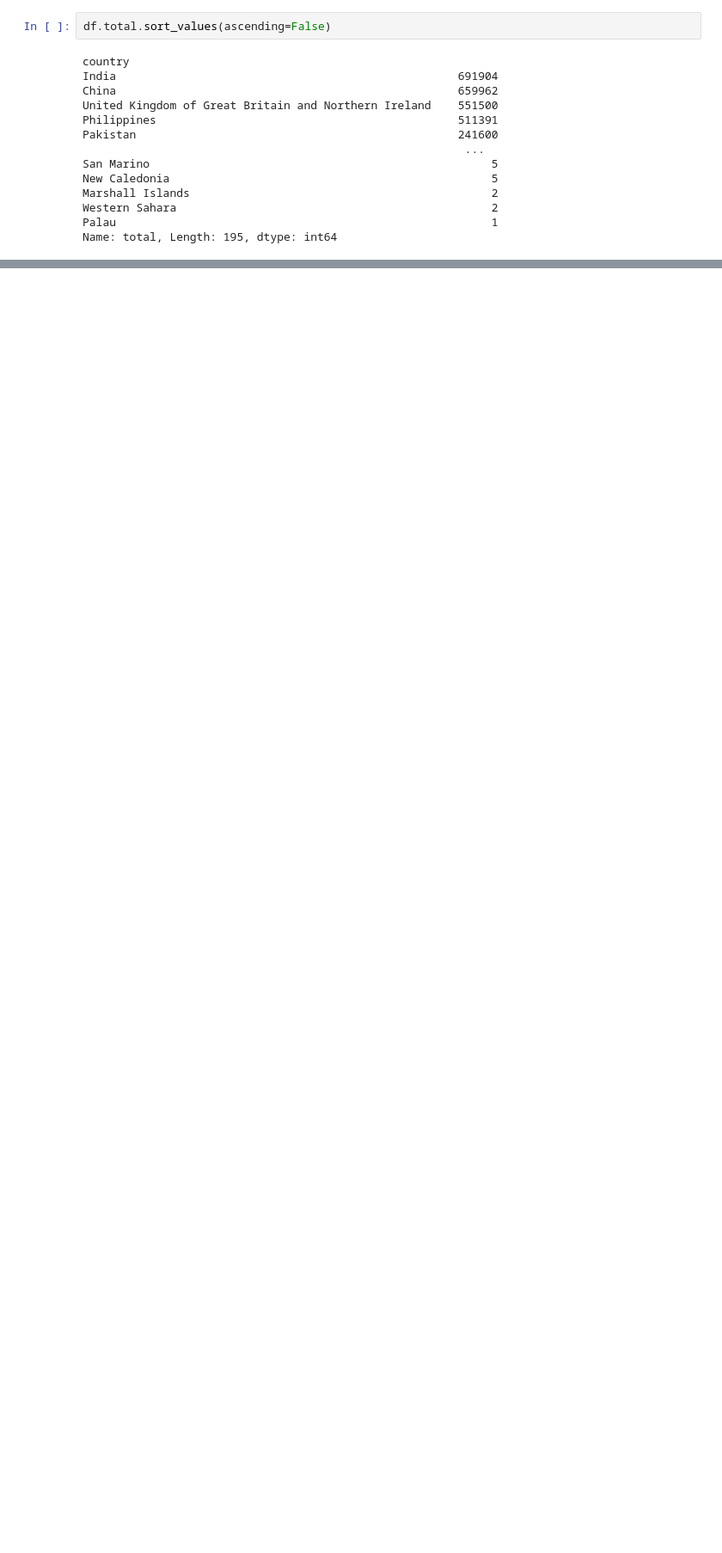
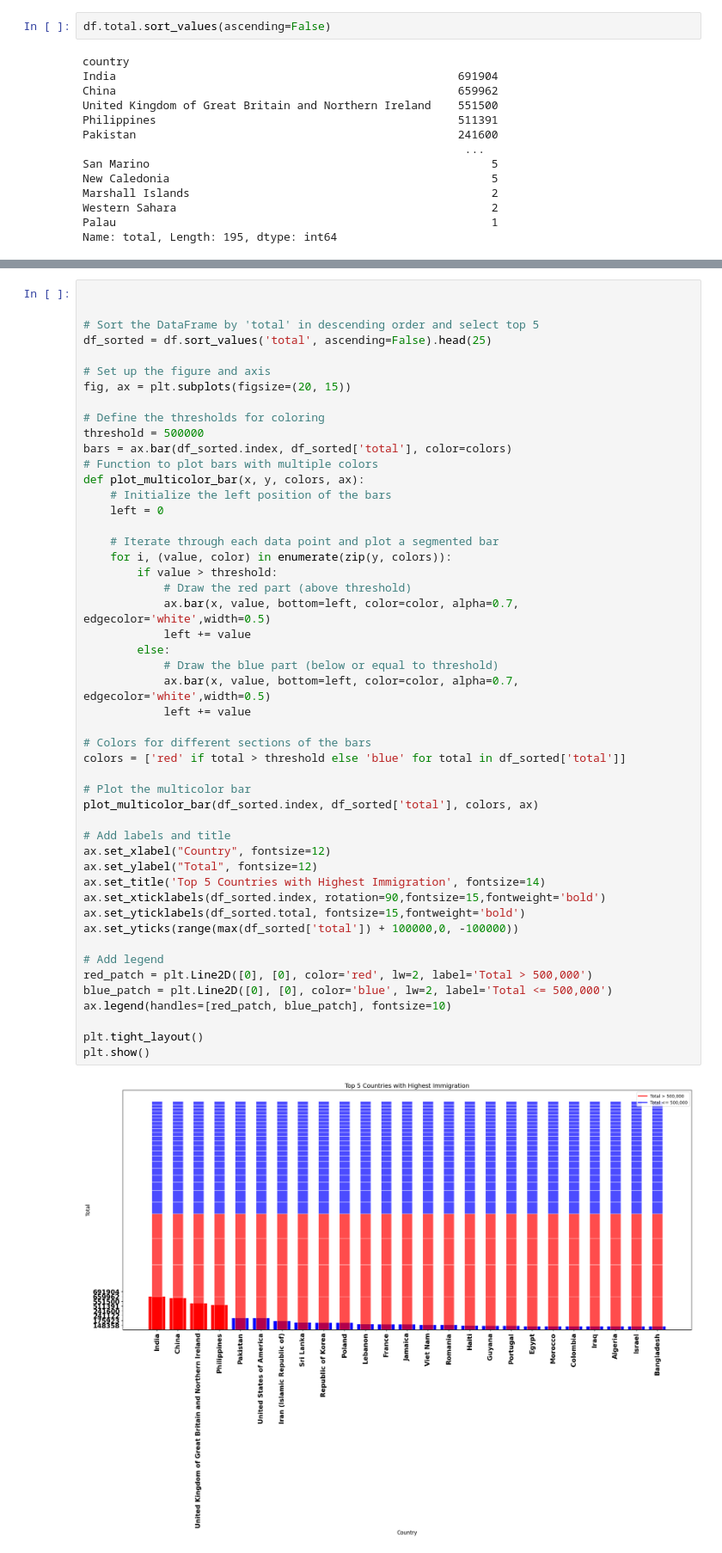
Before and after one commit to Krishwall/pythondatascience, a Jupyter notebook: dataanalysis/IMMIGRATION.ipynb, the cells around one changed output, grey strips where cells are left out. Shown at 86% size. Drawn from its saved outputs; the diff is of its cells as text; blank space fills up the shorter version.

Commit message:
#22  streamlit,app visualization

```diff
--- a/dataanalysis/IMMIGRATION.ipynb
+++ b/dataanalysis/IMMIGRATION.ipynb
@@ -213,3 +213,54 @@ plt.tight_layout()
 plt.show()
 # %% [output]
 [figure]
+# %%
+
+
+# Sort the DataFrame by 'total' in descending order and select top 5
+df_sorted = df.sort_values('total', ascending=False).head(25)
+
+# Set up the figure and axis
+fig, ax = plt.subplots(figsize=(20, 15))
+
+# Define the thresholds for coloring
+threshold = 500000
+bars = ax.bar(df_sorted.index, df_sorted['total'], color=colors)
+# Function to plot bars with multiple colors
+def plot_multicolor_bar(x, y, colors, ax):
+    # Initialize the left position of the bars
+    left = 0
+
+    # Iterate through each data point and plot a segmented bar
+    for i, (value, color) in enumerate(zip(y, colors)):
+        if value > threshold:
+            # Draw the red part (above threshold)
+            ax.bar(x, value, bottom=left, color=color, alpha=0.7, edgecolor='white',width=0.5)
+            left += value
+        else:
+            # Draw the blue part (below or equal to threshold)
+            ax.bar(x, value, bottom=left, color=color, alpha=0.7, edgecolor='white',width=0.5)
+            left += value
+
+# Colors for different sections of the bars
+colors = ['red' if total > threshold else 'blue' for total in df_sorted['total']]
+
+# Plot the multicolor bar
+plot_multicolor_bar(df_sorted.index, df_sorted['total'], colors, ax)
+
+# Add labels and title
+ax.set_xlabel("Country", fontsize=12)
+ax.set_ylabel("Total", fontsize=12)
+ax.set_title('Top 5 Countries with Highest Immigration', fontsize=14)
+ax.set_xticklabels(df_sorted.index, rotation=90,fontsize=15,fontweight='bold')
+ax.set_yticklabels(df_sorted.total, fontsize=15,fontweight='bold')
+ax.set_yticks(range(max(df_sorted['total']) + 100000,0, -100000))
+
+# Add legend
+red_patch = plt.Line2D([0], [0], color='red', lw=2, label='Total > 500,000')
+blue_patch = plt.Line2D([0], [0], color='blue', lw=2, label='Total <= 500,000')
+ax.legend(handles=[red_patch, blue_patch], fontsize=10)
+
+plt.tight_layout()
+plt.show()
+# %% [output]
+[figure, added]
```
Also changed, not shown: parts of 1 cell of this notebook, 1 other file.
